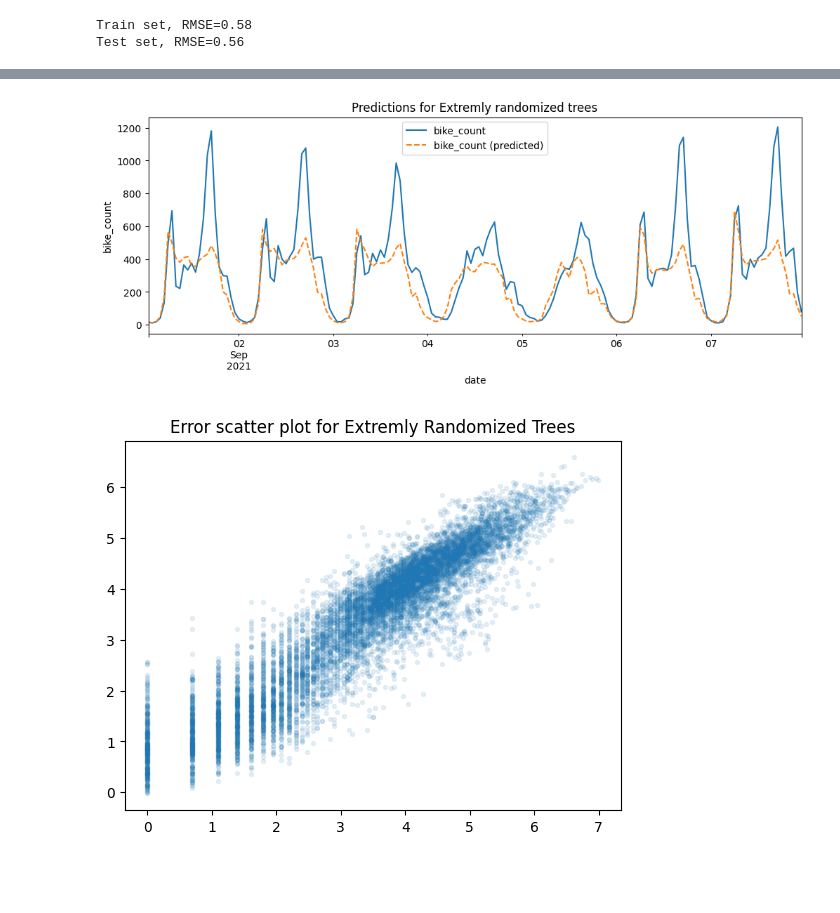
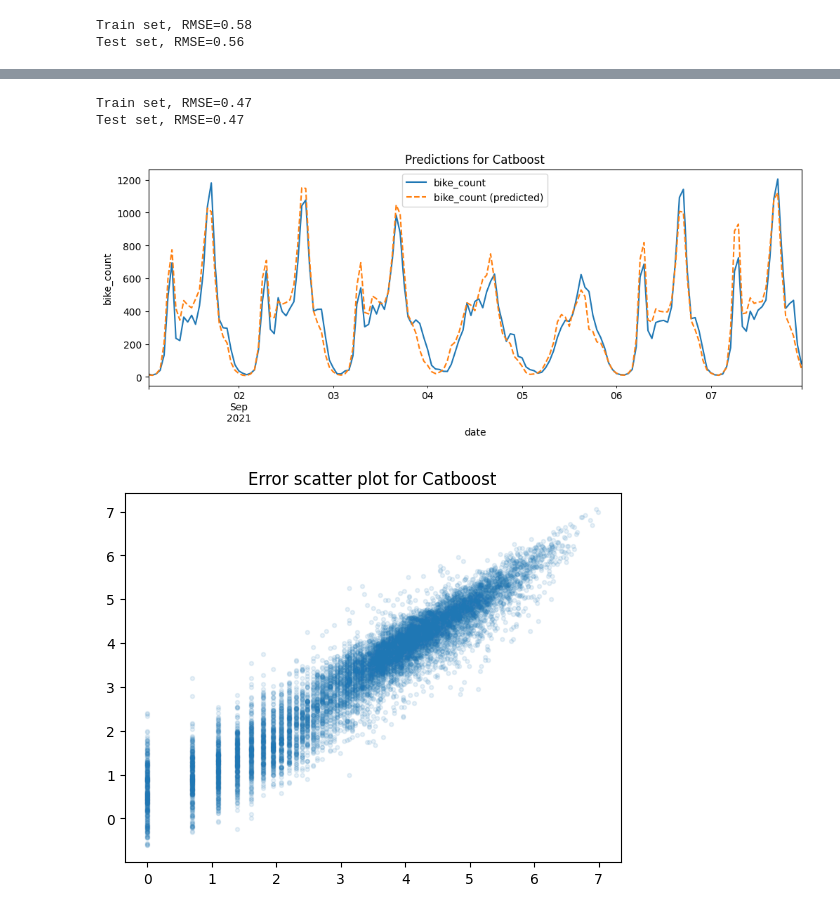
Before and after one commit to stlbnmaria/PythonForDS_Project, a Jupyter notebook: modeling/tree_models/tree_trials.ipynb, the cells around one changed output, grey strips where cells are left out. Cells and saved outputs as stored; diff of their text form; code cells hidden in the pictures; blank space fills up the shorter version.

```diff
--- a/modeling/tree_models/tree_trials.ipynb
+++ b/modeling/tree_models/tree_trials.ipynb
@@ -381,7 +51,7 @@ preprocessor = ColumnTransformer(
     ],
 )
 
-regressor = LGBMRegressor(bagging_fraction=.7, max_depth=20)
+regressor = LGBMRegressor()
 
 pipe = make_pipeline(
     FunctionTransformer(problem._merge_external_data, validate=False),
@@ -421,0 +104,35 @@ Test set, RMSE=0.56
+# %%
+date_encoder = FunctionTransformer(problem._encode_dates, kw_args={"drop_date": False})
+date_cols = ["year", "month", "weekday", "hour"]
+
+add_date_encoder = FunctionTransformer(
+    problem._additional_date_variables, kw_args={"drop_date": True}
+)
+add_date_cols = ["season"]
+
+num_cols = ["temp", "dwpt", "rhum", "prcp", "wspd", "pres"]
+
+categorical_cols = ["counter_name", "wdir"]
+
+preprocessor = ColumnTransformer(
+    [
+        (
+            "date",
+            OneHotEncoder(handle_unknown="ignore", sparse=False),
+            date_cols + add_date_cols,
+        ),
+        ("num", StandardScaler(), num_cols),
+        ("cat", OneHotEncoder(handle_unknown="ignore", sparse=False), categorical_cols),
+    ],
+)
+
+regressor = CatBoostRegressor()
+
+pipe = make_pipeline(
+    FunctionTransformer(problem._merge_external_data, validate=False),
+    date_encoder,
+    add_date_encoder,
+    preprocessor,
+    regressor,
+)
+pipe.fit(X_train, y_train)
@@ -422,8 +174,17 @@ Test set, RMSE=0.56
+# %%
+y_pred_train = pipe.predict(X_train)
+y_pred_test = pipe.predict(X_test)
+
+print(f"Train set, RMSE={mean_squared_error(y_train, y_pred_train, squared=False):.2f}")
+print(f"Test set, RMSE={mean_squared_error(y_test, y_pred_test, squared=False):.2f}")
+# %% [output]
+Train set, RMSE=0.47
+Test set, RMSE=0.47
 # %%
-problem.week_plot(X_test, y_pred_test, y_test, "Extremly randomized trees")
+problem.week_plot(X_test, y_pred_test, y_test, "Catboost")
 # %% [output]
-[figure, old version]
+[figure, new version]
 # %%
-problem.error_plot(y_pred_test, y_test, "Extremly Randomized Trees")
+problem.error_plot(y_pred_test, y_test, "Catboost")
 # %% [output]
-[figure, old version]
+[figure, new version]
```
Also changed, not shown: parts of 28 cells of this notebook, 3 other files.
